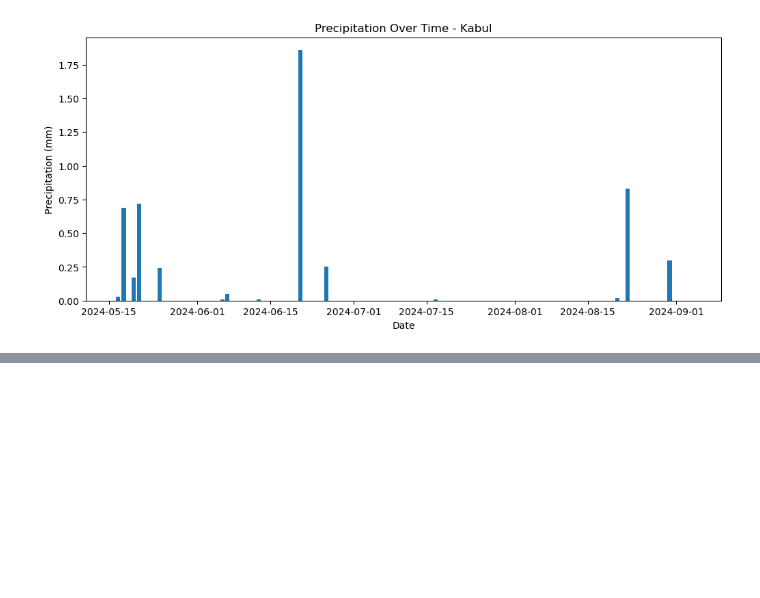
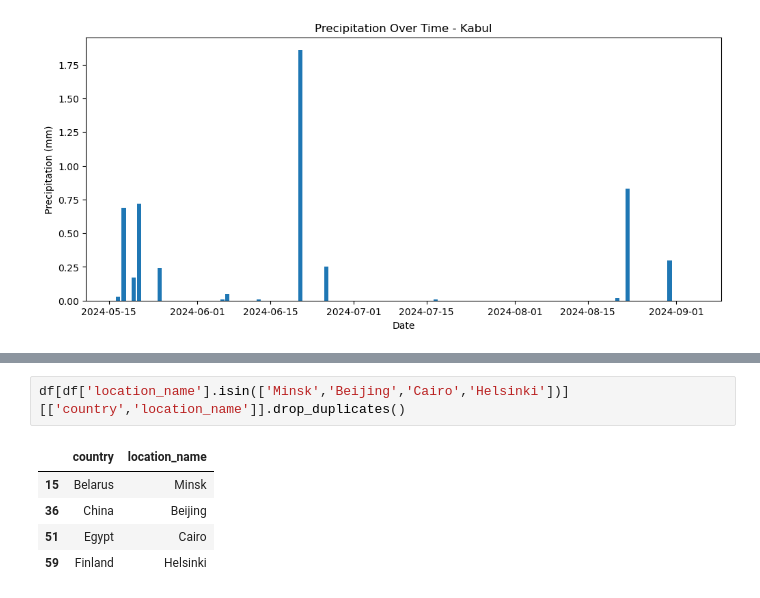
Before and after one commit to raaga-priya-p/weather-trend-forecasting, a Jupyter notebook: notebooks/01_data_exploration.ipynb, the cells around one changed output, grey strips where cells are left out. Saved outputs shown, nothing was run; the diff lists cells and outputs as text; blank space fills up the shorter version.

```diff
--- a/notebooks/01_data_exploration.ipynb
+++ b/notebooks/01_data_exploration.ipynb
@@ -301,0 +322,8 @@ plt.show
+# %%
+df[df['location_name'].isin(['Minsk','Beijing','Cairo','Helsinki'])][['country','location_name']].drop_duplicates()
+# %% [output]
+|  | country | location_name |
+| 15 | Belarus | Minsk |
+| 36 | China | Beijing |
+| 51 | Egypt | Cairo |
+| 59 | Finland | Helsinki |
```
Also changed, not shown: parts of 2 cells of this notebook.
